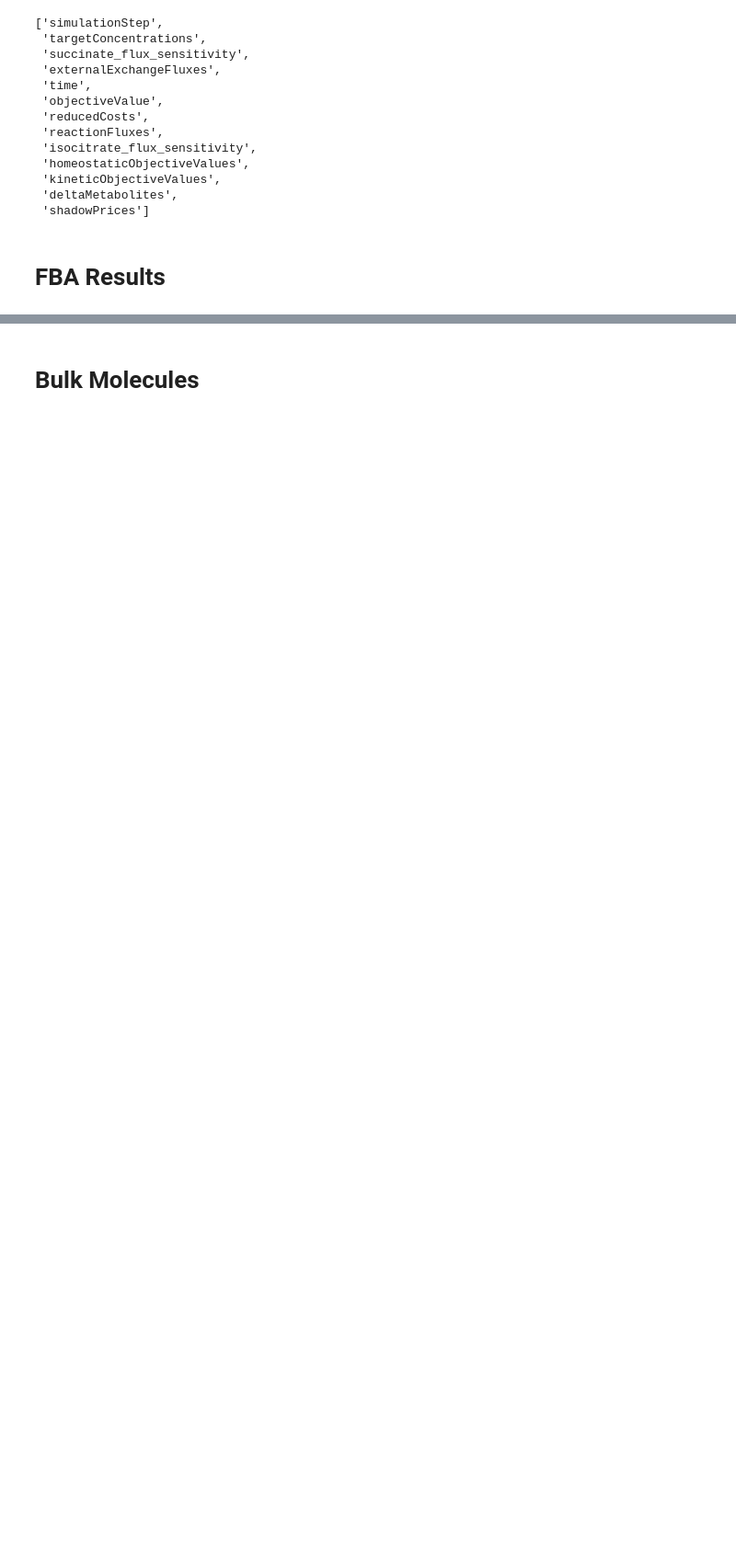
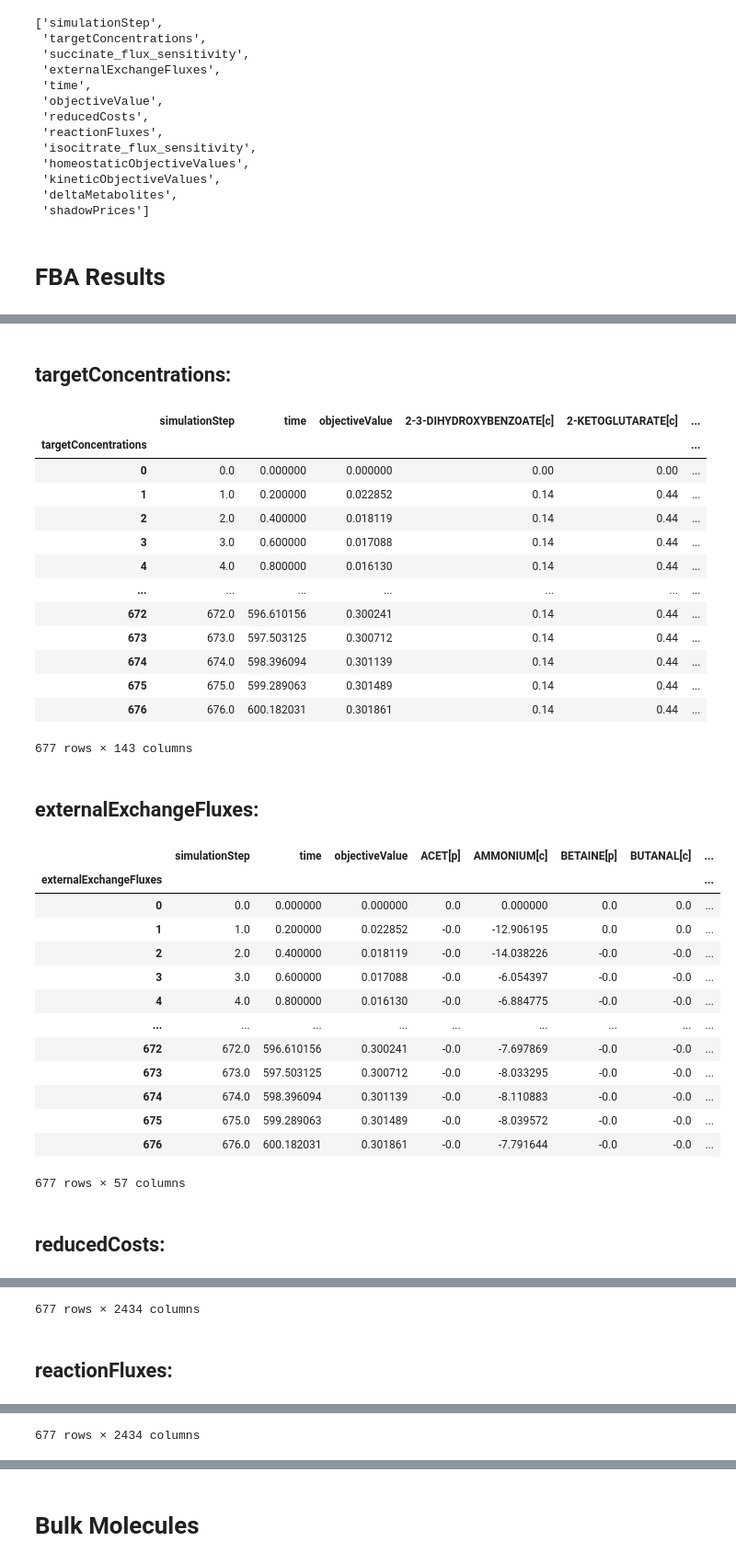
Before and after one commit to AgileBioFoundry/WholeCellEcoliRelease, a Jupyter notebook: notebooks/Read Tables.ipynb, the cells around one changed output, grey strips where cells are left out. Shown at 92% size. Drawn from its saved outputs; the diff is of its cells as text; code cells hidden in the pictures; blank space fills up the shorter version.

```diff
--- a/notebooks/Read Tables.ipynb
+++ b/notebooks/Read Tables.ipynb
@@ -157,0 +117,34 @@ fba_results = print_table( wildtype_simout / 'FBAResults')
+# %%
+fba_results = print_frames(table_to_frames(wildtype_simout / 'FBAResults'))
+# %% [output]
+## targetConcentrations:
+|  | simulationStep | time | objectiveValue | 2-3-DIHYDROXYBENZOATE[c] | 2-KETOGLUTARATE[c] | ... |
+| targetConcentrations |  |  |  |  |  | ... |
+| 0 | 0.0 | 0.000000 | 0.000000 | 0.00 | 0.00 | ... |
+| 1 | 1.0 | 0.200000 | 0.022852 | 0.14 | 0.44 | ... |
+| 2 | 2.0 | 0.400000 | 0.018119 | 0.14 | 0.44 | ... |
+| 3 | 3.0 | 0.600000 | 0.017088 | 0.14 | 0.44 | ... |
+| 4 | 4.0 | 0.800000 | 0.016130 | 0.14 | 0.44 | ... |
+| ... | ... | ... | ... | ... | ... | ... |
+| 672 | 672.0 | 596.610156 | 0.300241 | 0.14 | 0.44 | ... |
+| 673 | 673.0 | 597.503125 | 0.300712 | 0.14 | 0.44 | ... |
+| 674 | 674.0 | 598.396094 | 0.301139 | 0.14 | 0.44 | ... |
+| 675 | 675.0 | 599.289063 | 0.301489 | 0.14 | 0.44 | ... |
+| 676 | 676.0 | 600.182031 | 0.301861 | 0.14 | 0.44 | ... |
+677 rows × 143 columns
+## externalExchangeFluxes:
+|  | simulationStep | time | objectiveValue | ACET[p] | AMMONIUM[c] | BETAINE[p] | BUTANAL[c] | ... |
+| externalExchangeFluxes |  |  |  |  |  |  |  | ... |
+| 0 | 0.0 | 0.000000 | 0.000000 | 0.0 | 0.000000 | 0.0 | 0.0 | ... |
+| 1 | 1.0 | 0.200000 | 0.022852 | -0.0 | -12.906195 | 0.0 | 0.0 | ... |
+| 2 | 2.0 | 0.400000 | 0.018119 | -0.0 | -14.038226 | -0.0 | -0.0 | ... |
+| 3 | 3.0 | 0.600000 | 0.017088 | -0.0 | -6.054397 | -0.0 | -0.0 | ... |
+| 4 | 4.0 | 0.800000 | 0.016130 | -0.0 | -6.884775 | -0.0 | -0.0 | ... |
+| ... | ... | ... | ... | ... | ... | ... | ... | ... |
+| 672 | 672.0 | 596.610156 | 0.300241 | -0.0 | -7.697869 | -0.0 | -0.0 | ... |
+| 673 | 673.0 | 597.503125 | 0.300712 | -0.0 | -8.033295 | -0.0 | -0.0 | ... |
+| 674 | 674.0 | 598.396094 | 0.301139 | -0.0 | -8.110883 | -0.0 | -0.0 | ... |
+| 675 | 675.0 | 599.289063 | 0.301489 | -0.0 | -8.039572 | -0.0 | -0.0 | ... |
+| 676 | 676.0 | 600.182031 | 0.301861 | -0.0 | -7.791644 | -0.0 | -0.0 | ... |
+677 rows × 57 columns
+## reducedCosts:
@@ -157,0 +164,2 @@ fba_results = print_table( wildtype_simout / 'FBAResults')
+677 rows × 2434 columns
+## reactionFluxes:
@@ -157,0 +179 @@ fba_results = print_table( wildtype_simout / 'FBAResults')
+677 rows × 2434 columns
```
Also changed, not shown: parts of 9 cells of this notebook.
